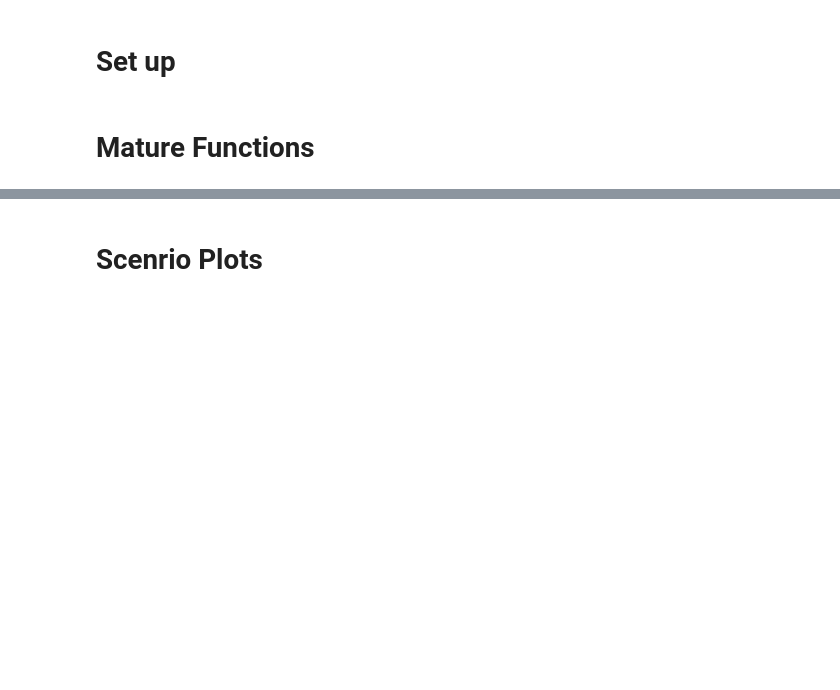
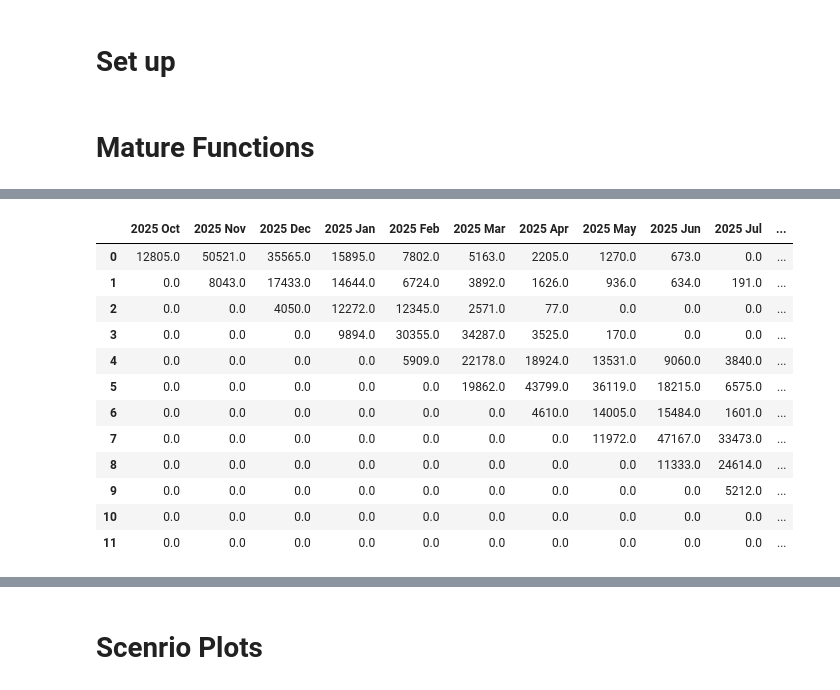
Before and after one commit to DONGZ027/craft001_SOUL, a Jupyter notebook: lab.ipynb, the cells around one changed output, grey strips where cells are left out. Saved outputs shown, nothing was run; the diff lists cells and outputs as text; code cells hidden in the pictures; blank space fills up the shorter version.

```diff
--- a/lab.ipynb
+++ b/lab.ipynb
@@ -391,3 +413,22 @@ def plan_forecast_craft(spend_data, planning_year, lead_years, lag_years, cutoff
     craft_qtr = pd.concat([shard1, shard2], axis=1)
 
     return craft_mo, craft_qtr
+# %%
+check  = plan_forecast_craft(scenario2, 2025, 1, 0, 0.001)
+check = np.round(check[0],0)
+check = check.iloc[:, 14:]
+check
+# %% [output]
+|  | 2025 Oct | 2025 Nov | 2025 Dec | 2025 Jan | 2025 Feb | 2025 Mar | 2025 Apr | 2025 May | 2025 Jun | 2025 Jul | ... |
+| 0 | 12805.0 | 50521.0 | 35565.0 | 15895.0 | 7802.0 | 5163.0 | 2205.0 | 1270.0 | 673.0 | 0.0 | ... |
+| 1 | 0.0 | 8043.0 | 17433.0 | 14644.0 | 6724.0 | 3892.0 | 1626.0 | 936.0 | 634.0 | 191.0 | ... |
+| 2 | 0.0 | 0.0 | 4050.0 | 12272.0 | 12345.0 | 2571.0 | 77.0 | 0.0 | 0.0 | 0.0 | ... |
+| 3 | 0.0 | 0.0 | 0.0 | 9894.0 | 30355.0 | 34287.0 | 3525.0 | 170.0 | 0.0 | 0.0 | ... |
+| 4 | 0.0 | 0.0 | 0.0 | 0.0 | 5909.0 | 22178.0 | 18924.0 | 13531.0 | 9060.0 | 3840.0 | ... |
+| 5 | 0.0 | 0.0 | 0.0 | 0.0 | 0.0 | 19862.0 | 43799.0 | 36119.0 | 18215.0 | 6575.0 | ... |
+| 6 | 0.0 | 0.0 | 0.0 | 0.0 | 0.0 | 0.0 | 4610.0 | 14005.0 | 15484.0 | 1601.0 | ... |
+| 7 | 0.0 | 0.0 | 0.0 | 0.0 | 0.0 | 0.0 | 0.0 | 11972.0 | 47167.0 | 33473.0 | ... |
+| 8 | 0.0 | 0.0 | 0.0 | 0.0 | 0.0 | 0.0 | 0.0 | 0.0 | 11333.0 | 24614.0 | ... |
+| 9 | 0.0 | 0.0 | 0.0 | 0.0 | 0.0 | 0.0 | 0.0 | 0.0 | 0.0 | 5212.0 | ... |
+| 10 | 0.0 | 0.0 | 0.0 | 0.0 | 0.0 | 0.0 | 0.0 | 0.0 | 0.0 | 0.0 | ... |
+| 11 | 0.0 | 0.0 | 0.0 | 0.0 | 0.0 | 0.0 | 0.0 | 0.0 | 0.0 | 0.0 | ... |
```
Also changed, not shown: parts of 14 cells of this notebook, 14 other files.
